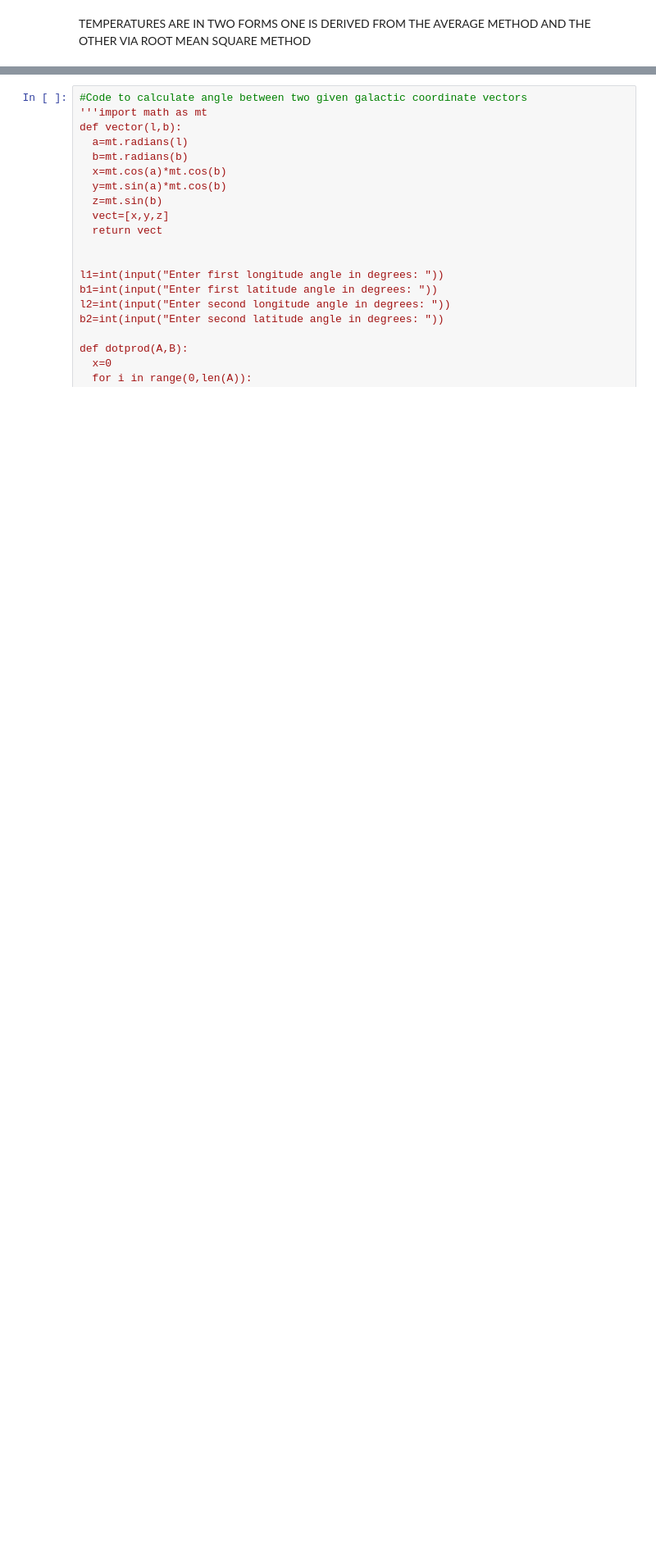
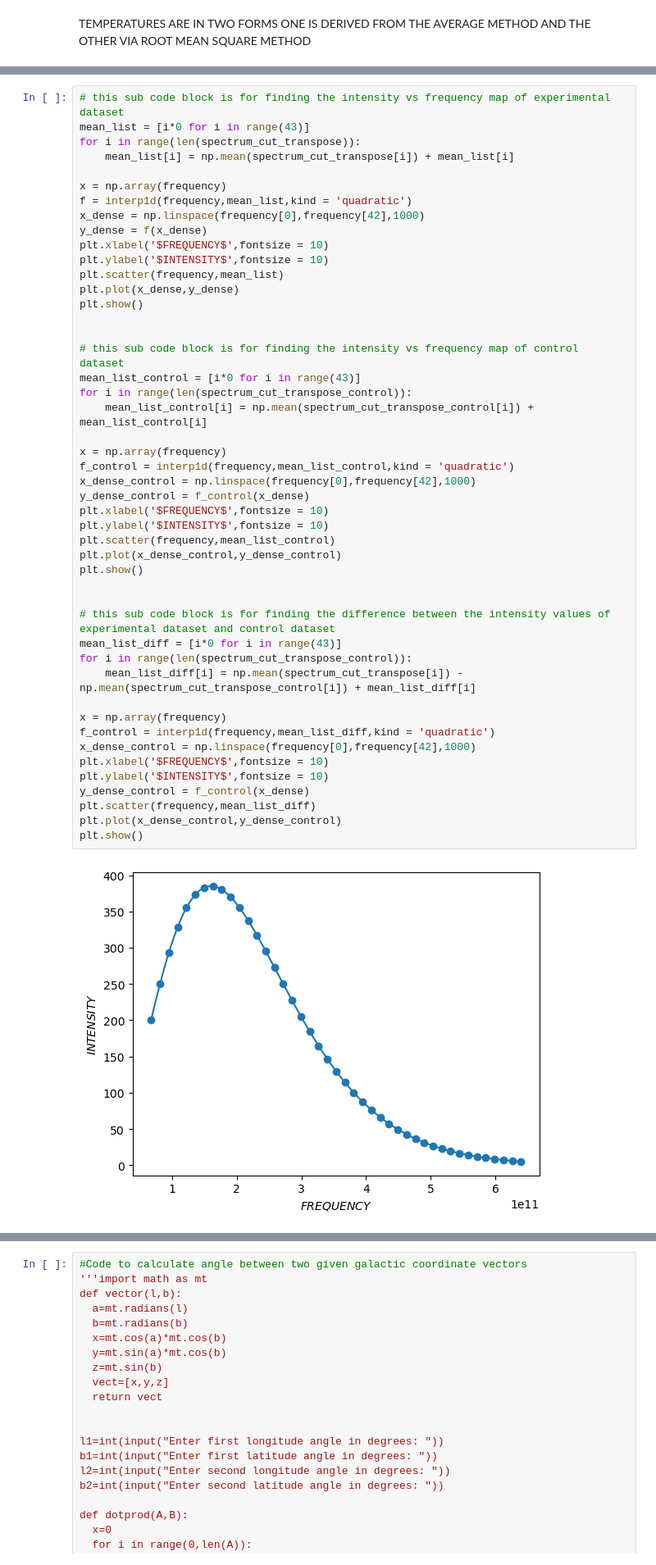
Before and after one commit to Soumomo/Motion-of-solar-system, a Jupyter notebook: Code/projectcoderefined.ipynb, the cells around one changed output, grey strips where cells are left out. Shown: that part at 82% size. Saved outputs shown, nothing was run; the diff lists cells and outputs as text; blank space fills up the shorter version.

```diff
--- a/Code/projectcoderefined.ipynb
+++ b/Code/projectcoderefined.ipynb
@@ -372,0 +425,49 @@ Root mean square temperature_final_control = 2.728486 +- 0.002114 K
+# %%
+# this sub code block is for finding the intensity vs frequency map of experimental dataset
+mean_list = [i*0 for i in range(43)]
+for i in range(len(spectrum_cut_transpose)):
+    mean_list[i] = np.mean(spectrum_cut_transpose[i]) + mean_list[i]
+
+x = np.array(frequency)
+f = interp1d(frequency,mean_list,kind = 'quadratic')
+x_dense = np.linspace(frequency[0],frequency[42],1000)
+y_dense = f(x_dense)
+plt.xlabel('$FREQUENCY$',fontsize = 10)
+plt.ylabel('$INTENSITY$',fontsize = 10)
+plt.scatter(frequency,mean_list)
+plt.plot(x_dense,y_dense)
+plt.show()
+
+
+# this sub code block is for finding the intensity vs frequency map of control dataset
+mean_list_control = [i*0 for i in range(43)]
+for i in range(len(spectrum_cut_transpose_control)):
+    mean_list_control[i] = np.mean(spectrum_cut_transpose_control[i]) + mean_list_control[i]
+
+x = np.array(frequency)
+f_control = interp1d(frequency,mean_list_control,kind = 'quadratic')
+x_dense_control = np.linspace(frequency[0],frequency[42],1000)
+y_dense_control = f_control(x_dense)
+plt.xlabel('$FREQUENCY$',fontsize = 10)
+plt.ylabel('$INTENSITY$',fontsize = 10)
+plt.scatter(frequency,mean_list_control)
+plt.plot(x_dense_control,y_dense_control)
+plt.show()
+
+
+# this sub code block is for finding the difference between the intensity values of experimental dataset and control dataset
+mean_list_diff = [i*0 for i in range(43)]
+for i in range(len(spectrum_cut_transpose_control)):
+    mean_list_diff[i] = np.mean(spectrum_cut_transpose[i]) - np.mean(spectrum_cut_transpose_control[i]) + mean_list_diff[i]
+
+x = np.array(frequency)
+f_control = interp1d(frequency,mean_list_diff,kind = 'quadratic')
+x_dense_control = np.linspace(frequency[0],frequency[42],1000)
+plt.xlabel('$FREQUENCY$',fontsize = 10)
+plt.ylabel('$INTENSITY$',fontsize = 10)
+y_dense_control = f_control(x_dense)
+plt.scatter(frequency,mean_list_diff)
+plt.plot(x_dense_control,y_dense_control)
+plt.show()
+# %% [output]
+[figure, added]
```
Also changed, not shown: parts of 41 cells of this notebook, 1 other file.
